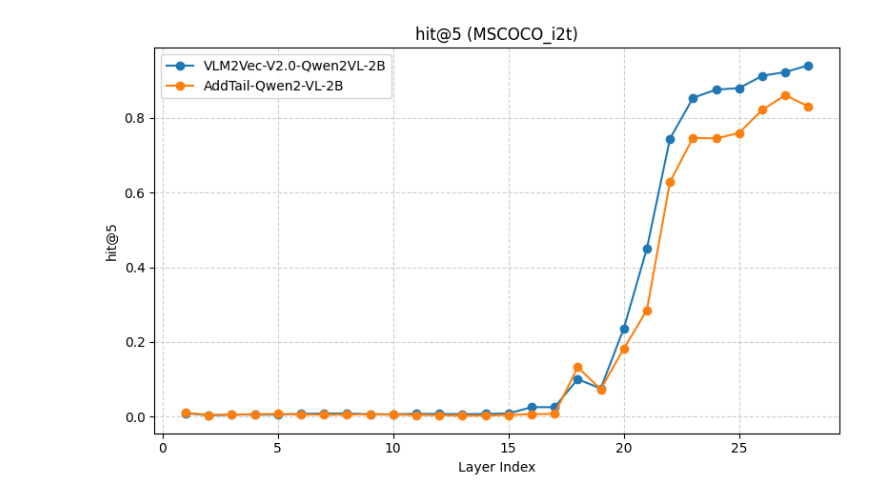
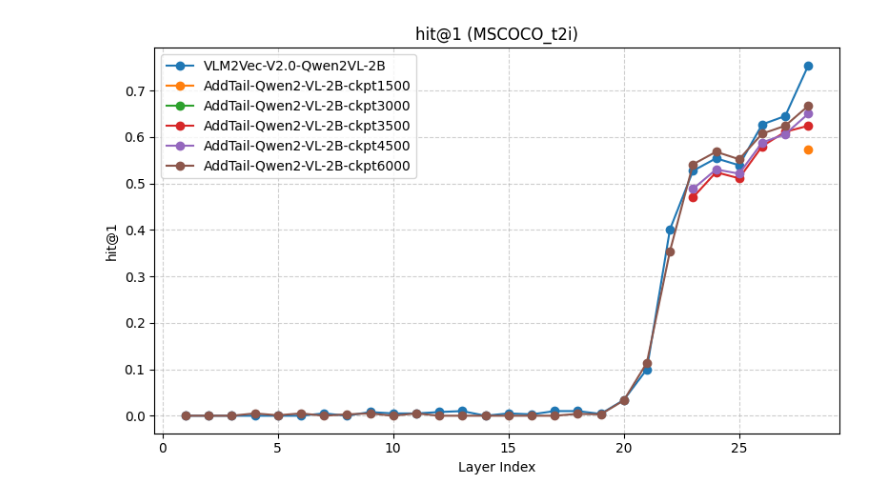
Before and after one commit to zzhu-24/VLM2Vec_reproduce, a Jupyter notebook: analyze.ipynb, the cells around one changed output. Saved outputs shown, nothing was run; the diff lists cells and outputs as text; code cells hidden in the pictures.

Commit message:
Delete Layers

```diff
--- a/analyze.ipynb
+++ b/analyze.ipynb
@@ -92,19 +92,32 @@ model_dirs = {
     # "MiniCPM-V": "/home/infres/zzhu-24/PRIM/VLM2Vec/experiments/public/exps/vlm2vec_retrieval/minicpm-v",
     # "gme-Qwen2-VL-2B-Instruct": "/home/infres/zzhu-24/PRIM/VLM2Vec/experiments/public/exps/vlm2vec_retrieval/gme-Qwen2-VL-2B-Instruct",
     "VLM2Vec-V2.0-Qwen2VL-2B": "/home/infres/zzhu-24/PRIM/VLM2Vec/experiments/public/exps/vlm2vec_retrieval/VLM2Vec-V2.0-Qwen2VL-2B",
-    "AddTail-Qwen2-VL-2B": "/home/infres/zzhu-24/PRIM/VLM2Vec/experiments/public/exps/eval_after_train/DEBUG_19Nov_AddTail-Qwen/qwen-Qwen2-VL-2B-Instruct/checkpoint-6000",
+    "AddTail-Qwen2-VL-2B-ckpt1500": "/home/infres/zzhu-24/PRIM/VLM2Vec/experiments/public/exps/eval_after_train/DEBUG_19Nov_AddTail-Qwen/qwen-Qwen2-VL-2B-Instruct/checkpoint-500",
+    "AddTail-Qwen2-VL-2B-ckpt3000": "/home/infres/zzhu-24/PRIM/VLM2Vec/experiments/public/exps/eval_after_train/DEBUG_19Nov_AddTail-Qwen/qwen-Qwen2-VL-2B-Instruct/checkpoint-3000",
+    "AddTail-Qwen2-VL-2B-ckpt3500": "/home/infres/zzhu-24/PRIM/VLM2Vec/experiments/public/exps/eval_after_train/DEBUG_19Nov_AddTail-Qwen/qwen-Qwen2-VL-2B-Instruct/checkpoint-3500",
+    "AddTail-Qwen2-VL-2B-ckpt4500": "/home/infres/zzhu-24/PRIM/VLM2Vec/experiments/public/exps/eval_after_train/DEBUG_19Nov_AddTail-Qwen/qwen-Qwen2-VL-2B-Instruct/checkpoint-4500",
+    "AddTail-Qwen2-VL-2B-ckpt6000": "/home/infres/zzhu-24/PRIM/VLM2Vec/experiments/public/exps/eval_after_train/DEBUG_19Nov_AddTail-Qwen/qwen-Qwen2-VL-2B-Instruct/checkpoint-6000",
+    # "AddTail_Replace-Qwen2-VL-2B": "/home/infres/zzhu-24/PRIM/VLM2Vec/experiments/public/exps/eval_after_train/DEBUG_19Nov_AddTail_Replace-Qwen/qwen-Qwen2-VL-2B-Instruct/checkpoint-6000",
+    # "AddTail_TrainOnly_Replace-Qwen2-VL-2B": "/home/infres/zzhu-24/PRIM/VLM2Vec/experiments/public/exps/eval_after_train/DEBUG_19Nov_AddTail_TrainOnly_Replace-Qwen/qwen-Qwen2-VL-2B-Instruct/checkpoint-6000",
+    # "AddTail_TrainOnly-Qwen2-VL-2B": "/home/infres/zzhu-24/PRIM/VLM2Vec/experiments/public/exps/eval_after_train/DEBUG_19Nov_AddTail_TrainOnly-Qwen/qwen-Qwen2-VL-2B-Instruct/checkpoint-6000",
+    # "Train_on_layer23": "/home/infres/zzhu-24/PRIM/VLM2Vec/experiments/public/exps/eval_after_train/DEBUG_25Nov_loss23-Qwen/qwen-Qwen2-VL-2B-Instruct/checkpoint-2750",
+    # "AddTail_EosInit": "/home/infres/zzhu-24/PRIM/VLM2Vec/experiments/public/exps/eval_after_train/DEBUG_26Nov_TailEosInit-Qwen/qwen-Qwen2-VL-2B-Instruct/checkpoint-6000",
+    # "AddTail_EosInit-MoreDataset-500": "/home/infres/zzhu-24/PRIM/VLM2Vec/experiments/public/exps/eval_after_train/DEBUG_27Nov_NewDatasets_TailEosInit-Qwen/qwen-Qwen2-VL-2B-Instruct/checkpoint-500",
+    # "AddTail_EosInit-MoreDataset-3000": "/home/infres/zzhu-24/PRIM/VLM2Vec/experiments/public/exps/eval_after_train/DEBUG_27Nov_NewDatasets_TailEosInit-Qwen/qwen-Qwen2-VL-2B-Instruct/checkpoint-3000",
+    # "AddTail_EosInit--MoreDataset-6000": "/home/infres/zzhu-24/PRIM/VLM2Vec/experiments/public/exps/eval_after_train/DEBUG_27Nov_NewDatasets_TailEosInit-Qwen/qwen-Qwen2-VL-2B-Instruct/checkpoint-6000",
+    # "Train_on_layer16": "/home/infres/zzhu-24/PRIM/VLM2Vec/experiments/public/exps/eval_after_train/DEBUG_28Nov_TrLayer16-Qwen/qwen-Qwen2-VL-2B-Instruct/checkpoint-6000",
+
     }
 
 # Metrics to extract
 metrics_to_read = [
     "hit@1", "ndcg_linear@1", "ndcg_exponential@1",
-    "hit@5", "ndcg_linear@5", "ndcg_exponential@5",
+    # "hit@5", "ndcg_linear@5", "ndcg_exponential@5",
 ]
 
 # Target dataset
 # task_name = "FashionIQ"
-task_name = "MSCOCO_i2t"
-# task_name = "MSCOCO_t2i"
+task_names = ["MSCOCO_i2t", "MSCOCO_t2i"]
 
 # =============================================
 # Helper functions
@@ -151,39 +164,43 @@ def collect_model_data(model_name, model_dir):
 
     return pd.DataFrame(results).sort_values("layer_idx")
 
-# =============================================
-# Step 1: Collect data for all models
-# =============================================
 
-all_data = []
-for model_name, model_dir in model_dirs.items():
-    df_model = collect_model_data(model_name, model_dir)
-    if df_model is not None:
-        all_data.append(df_model)
+for task_name in task_names:
 
-if not all_data:
-    raise RuntimeError("No valid score files found for any model.")
+    # =============================================
+    # Step 1: Collect data for all models
+    # =============================================
 
-df_all = pd.concat(all_data, ignore_index=True)
-print("✅ Loaded metrics for all models:")
-print(df_all.head())
+    all_data = []
+    for model_name, model_dir in model_dirs.items():
+        df_model = collect_model_data(model_name, model_dir)
+        if df_model is not None:
+            all_data.append(df_model)
 
-# =============================================
-# Step 2: Plot all models on the same figure for each metric
-# =============================================
+    if not all_data:
+        raise RuntimeError("No valid score files found for any model.")
 
-for metric in metrics_to_read:
-    plt.figure(figsize=(8, 5))
-    for model_name in model_dirs.keys():
-        df_model = df_all[df_all["model"] == model_name]
-        plt.plot(df_model["layer_idx"], df_model[metric],
-                 marker="o", label=model_name)
+    df_all = pd.concat(all_data, ignore_index=True)
+    print("✅ Loaded metrics for all models:")
+    print(df_all.head())
 
-    plt.title(f"{metric} ({task_name})")
-    plt.xlabel("Layer Index")
-    plt.ylabel(metric)
-    plt.grid(True, linestyle="--", alpha=0.6)
-    plt.legend()
-    plt.tight_layout()
-    plt.show()
+    # =============================================
+    # Step 2: Plot all models on the same figure for each metric
+    # =============================================
+
+
+    for metric in metrics_to_read:
+        plt.figure(figsize=(8, 5))
+        for model_name in model_dirs.keys():
+            df_model = df_all[df_all["model"] == model_name]
+            plt.plot(df_model["layer_idx"], df_model[metric],
+                    marker="o", label=model_name)
+
+        plt.title(f"{metric} ({task_name})")
+        plt.xlabel("Layer Index")
+        plt.ylabel(metric)
+        plt.grid(True, linestyle="--", alpha=0.6)
+        plt.legend()
+        plt.tight_layout()
+        plt.show()
 # %% [output]
@@ -207 +242 @@ for metric in metrics_to_read:
-[figure, old version]
+[figure, new version]
```
Also changed, not shown: parts of 1 cell of this notebook, 14 other files.
